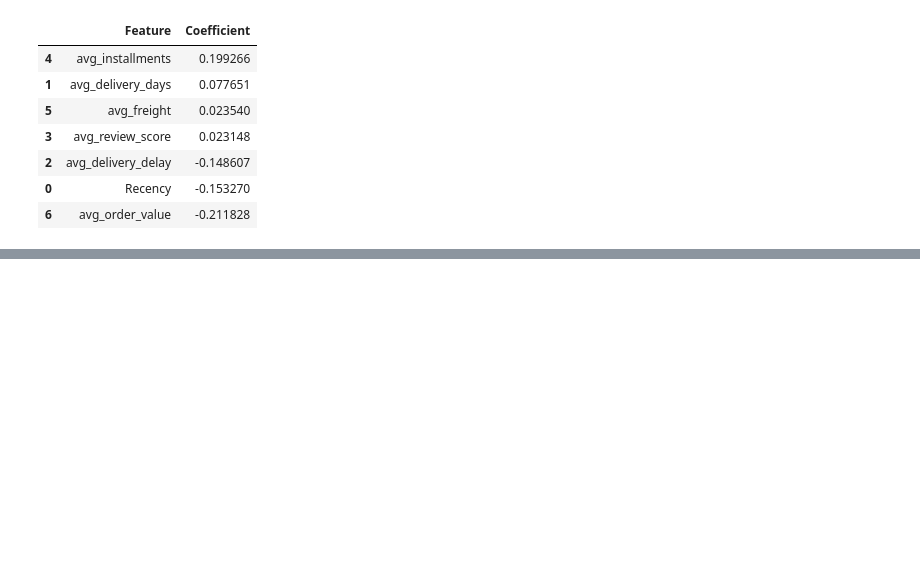
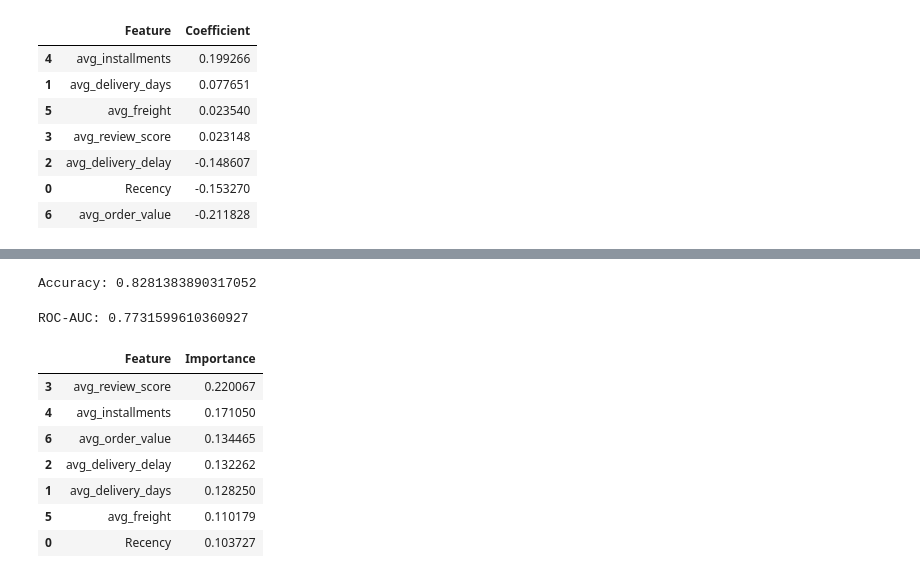
Before and after one commit to Krishmanthi/repeat-purchase-prediction-ecommerce, a Jupyter notebook: notebooks/05_logistic_regression.ipynb, the cells around one changed output, grey strips where cells are left out. Drawn from its saved outputs; the diff is of its cells as text; code cells hidden in the pictures; blank space fills up the shorter version.

```diff
--- a/notebooks/05_logistic_regression.ipynb
+++ b/notebooks/05_logistic_regression.ipynb
@@ -239,0 +252,9 @@ importance
+# %%
+rf_model = RandomForestClassifier(
+    n_estimators=200,
+    max_depth=10,
+    class_weight="balanced",
+    random_state=42
+)
+
+rf_model.fit(X_train, y_train)
@@ -239,0 +303,37 @@ importance
+# %%
+from sklearn.metrics import accuracy_score
+
+rf_accuracy = accuracy_score(y_test, rf_pred)
+
+print("Accuracy:", rf_accuracy)
+# %% [output]
+Accuracy: 0.8281383890317052
+# %%
+from sklearn.metrics import roc_auc_score
+
+rf_auc = roc_auc_score(y_test, rf_prob)
+
+print("ROC-AUC:", rf_auc)
+# %% [output]
+ROC-AUC: 0.7731599610360927
+# %%
+importance = pd.DataFrame({
+    "Feature": X.columns,
+    "Importance": rf_model.feature_importances_
+})
+
+importance = importance.sort_values(
+    by="Importance",
+    ascending=False
+)
+
+importance
+# %% [output]
+|  | Feature | Importance |
+| 3 | avg_review_score | 0.220067 |
+| 4 | avg_installments | 0.171050 |
+| 6 | avg_order_value | 0.134465 |
+| 2 | avg_delivery_delay | 0.132262 |
+| 1 | avg_delivery_days | 0.128250 |
+| 5 | avg_freight | 0.110179 |
+| 0 | Recency | 0.103727 |
```
Also changed, not shown: parts of 18 cells of this notebook, 2 other files.
